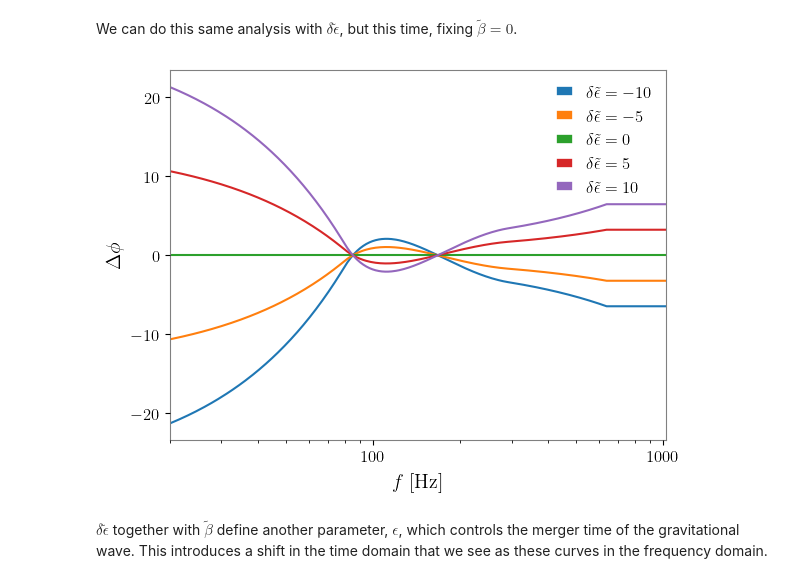
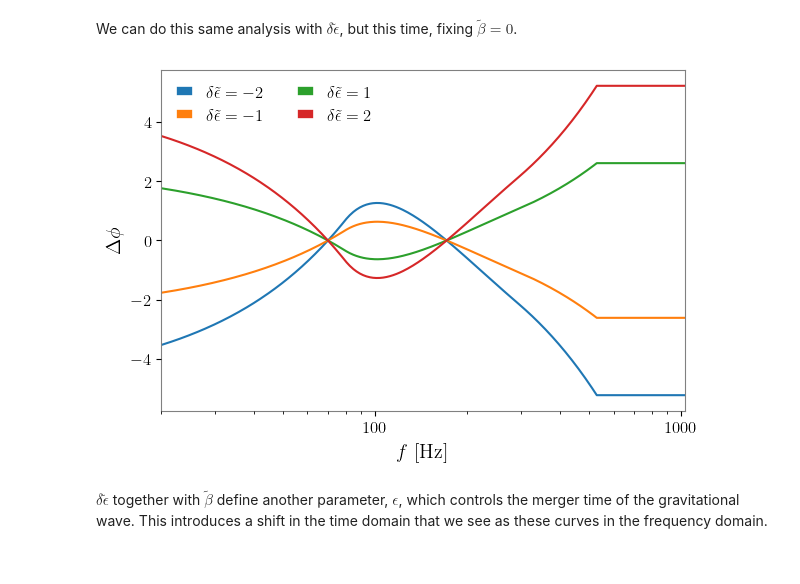
Before and after one commit to RyanSR71/GWCorrect, a Jupyter notebook: docs/source/notebooks/ppE_Tutorial.ipynb, the cells around one changed output. Saved outputs shown, nothing was run; the diff lists cells and outputs as text; code cells hidden in the pictures.

```diff
--- a/docs/source/notebooks/ppE_Tutorial.ipynb
+++ b/docs/source/notebooks/ppE_Tutorial.ipynb
@@ -17,6 +13,9 @@ from pesummary.io import read
 import requests
 import GWCorrect
 import GWCorrect.ppE as ppE
+# %%
+plt.rcParams['mathtext.fontset'] = 'cm'
+plt.rcParams['font.family'] = 'serif'
 # %% [markdown]
 ## ppE Correction Model
 # %% [markdown]
@@ -75,20 +68,22 @@ Now we can use `GWCorrect.wfu.parameterization.fd_model_difference` to help us f
 injection['delta_epsilon_tilde'] = 0
 injection['b'] = -1
 
-for beta_tilde in [-10,-5,0,5,10]:
+fig, ax = plt.subplots(figsize=(6,4),layout='constrained')
+
+for beta_tilde in [-2,-1,1,2]:
 
     injection['beta_tilde'] = beta_tilde
 
     frequency_grid, _, phase_difference = GWCorrect.wfu.parameterization.fd_model_difference(ppE_waveform_generator,GR_waveform_generator,
                                                                                              injection=injection)
 
-    plt.semilogx(frequency_grid,phase_difference,label=r'$\tilde\beta=val$'.replace('val',str(beta_tilde)))
+    ax.semilogx(frequency_grid,phase_difference,label=r'$\tilde\beta=val$'.replace('val',str(beta_tilde)))
 
 
-plt.xlim(20,1024)
-plt.grid(False)
-plt.xlabel(r'$f\ [\mathrm{Hz}]$')
-plt.ylabel(r'$\Delta\phi$')
-plt.legend(frameon=False)
+ax.set_xlim(20,1024)
+ax.grid(False)
+ax.set_xlabel(r'$f\ [\mathrm{Hz}]$')
+ax.set_ylabel(r'$\Delta\phi$')
+ax.legend(frameon=False,ncol=2)
 plt.show()
 # %% [output]
@@ -100,24 +95,25 @@ We can do this same analysis with $\delta\tilde\epsilon$, but this time, fixing
 # %%
 injection['beta_tilde'] = 0
 
-for delta_epsilon_tilde in [-10,-5,0,5,10]:
+fig, ax = plt.subplots(figsize=(6,4),layout='constrained')
+
+for delta_epsilon_tilde in [-2,-1,1,2]:
 
     injection['delta_epsilon_tilde'] = delta_epsilon_tilde
 
     frequency_grid, _, phase_difference = GWCorrect.wfu.parameterization.fd_model_difference(ppE_waveform_generator,GR_waveform_generator,
                                                                                              injection=injection)
 
-    plt.semilogx(frequency_grid,phase_difference,label=r'$\delta\tilde\epsilon=val$'.replace('val',str(delta_epsilon_tilde)))
+    ax.semilogx(frequency_grid,phase_difference,label=r'$\delta\tilde\epsilon=val$'.replace('val',str(delta_epsilon_tilde)))
 
-
-plt.xlim(20,1024)
-plt.grid(False)
-plt.xlabel(r'$f\ [\mathrm{Hz}]$')
-plt.ylabel(r'$\Delta\phi$')
-plt.legend(frameon=False)
+ax.set_xlim(20,1024)
+ax.grid(False)
+ax.set_xlabel(r'$f\ [\mathrm{Hz}]$')
+ax.set_ylabel(r'$\Delta\phi$')
+ax.legend(frameon=False,ncol=2)
 plt.show()
 # %% [output]
-[figure, old version]
+[figure, new version]
 # %% [markdown]
 $\delta\tilde\epsilon$ together with $\tilde\beta$ define another parameter, $\epsilon$, which controls the merger time of the gravitational wave. This introduces a shift in the time domain that we see as these curves in the frequency domain.
 # %% [markdown]
```
Also changed, not shown: parts of 13 cells of this notebook.
